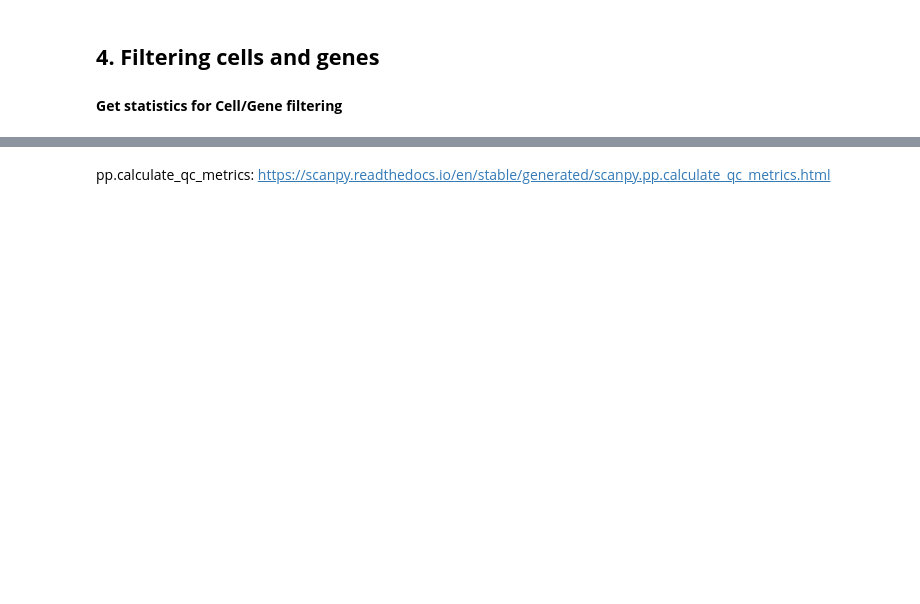
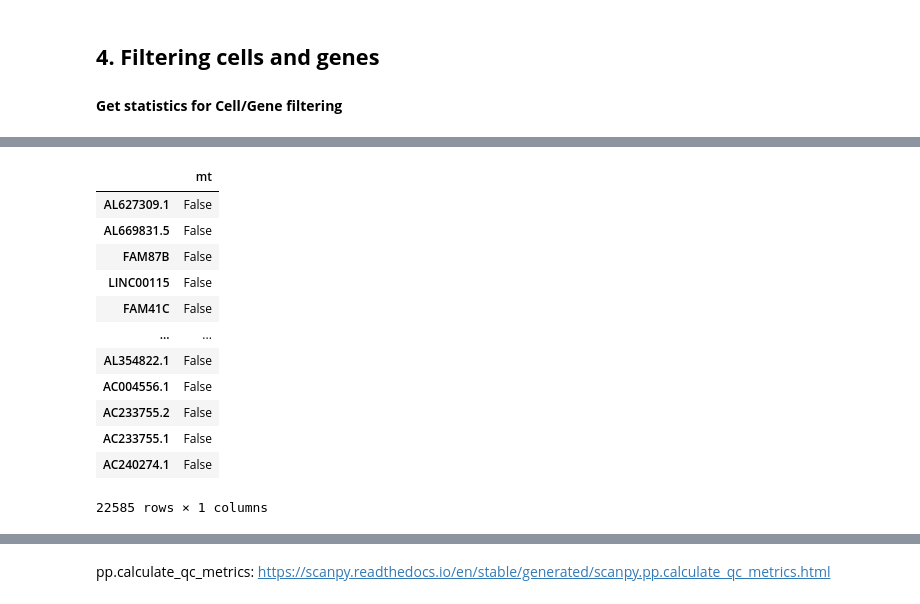
Before and after one commit to seungheonbaek58-jpg/SCODA, a Jupyter notebook: scoda_practice_workshop_1_scanpy_practice_260105.ipynb, the cells around one changed output, grey strips where cells are left out. Drawn from its saved outputs; the diff is of its cells as text; code cells hidden in the pictures; blank space fills up the shorter version.

```diff
--- a/scoda_practice_workshop_1_scanpy_practice_260105.ipynb
+++ b/scoda_practice_workshop_1_scanpy_practice_260105.ipynb
@@ -381,6 +468,22 @@ show_tree( adata )
 ## select genes of which the name start with 'MT-', i.e., mitochondrial genes
 adata.var['mt'] = adata.var_names.str.startswith('MT-')
 ## Boolean values saved to the new column named, 'mt' in var
+# %%
+adata.var
+# %% [output]
+|  | mt |
+| AL627309.1 | False |
+| AL669831.5 | False |
+| FAM87B | False |
+| LINC00115 | False |
+| FAM41C | False |
+| ... | ... |
+| AL354822.1 | False |
+| AC004556.1 | False |
+| AC233755.2 | False |
+| AC233755.1 | False |
+| AC240274.1 | False |
+22585 rows × 1 columns
 # %%
 ## Check the number of mitochondrial genes
 display(adata.var['mt'].sum())
```
Also changed, not shown: parts of 43 cells of this notebook.
